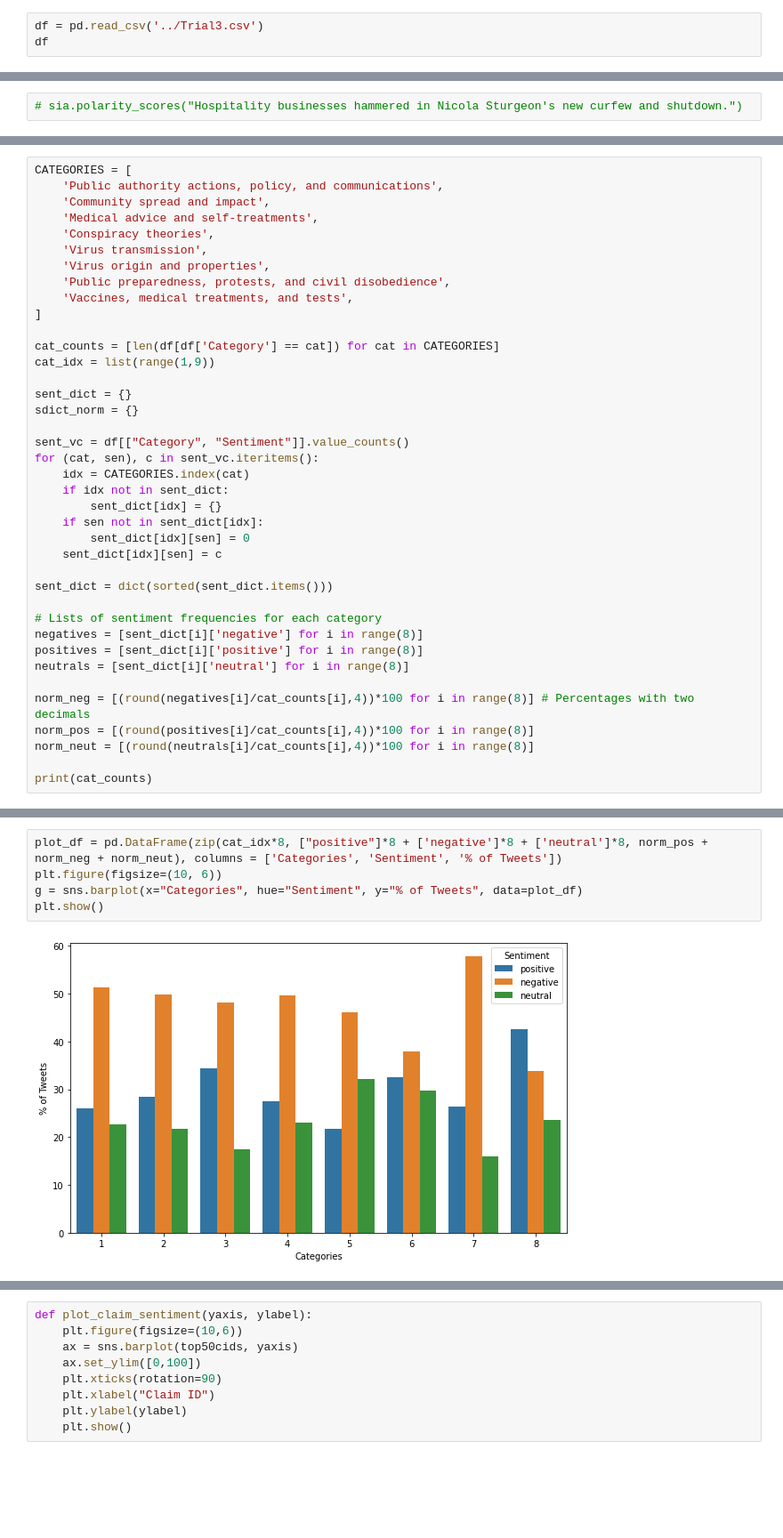
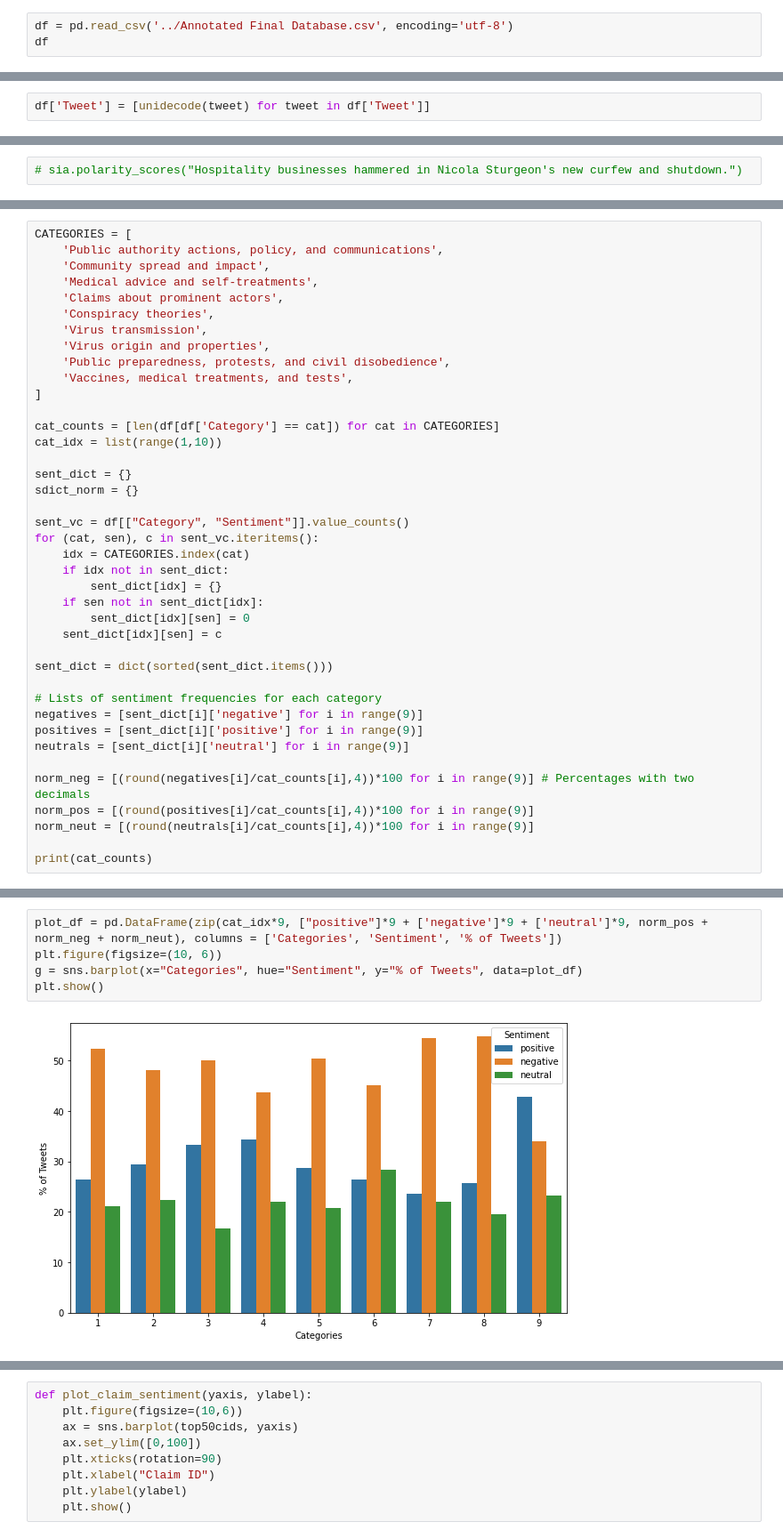
Before and after one commit to harvey-cash/covid-rumours, a Jupyter notebook: Language Analysis.ipynb, the cells around one changed output, grey strips where cells are left out. Shown at 89% size. Cells and saved outputs as stored; diff of their text form; blank space fills up the shorter version.

```diff
--- a/Language Analysis.ipynb
+++ b/Language Analysis.ipynb
@@ -8,4 +9,4 @@ from nltk.sentiment.vader import SentimentIntensityAnalyzer
 # %%
-df = pd.read_csv('../Trial3.csv')
+df = pd.read_csv('../Annotated Final Database.csv', encoding='utf-8')
 df
 # %% [output]
@@ -25,3 +26,5 @@ df
+# %%
+df['Tweet'] = [unidecode(tweet) for tweet in df['Tweet']]
 # %%
 ### BETTER SENTIMENT ANALYZER, BUT TAKES TOO LONG AND PRETRAINED ON IMDB REVIEWS, NOT AS GOOD FOR TWEETS
 # t0 = time.time()
@@ -115,6 +100,7 @@ CATEGORIES = [
     'Public authority actions, policy, and communications',
     'Community spread and impact',
     'Medical advice and self-treatments',
+    'Claims about prominent actors',
     'Conspiracy theories',
     'Virus transmission',
     'Virus origin and properties',
@@ -123,7 +109,7 @@ CATEGORIES = [
 ]
 
 cat_counts = [len(df[df['Category'] == cat]) for cat in CATEGORIES]
-cat_idx = list(range(1,9))
+cat_idx = list(range(1,10))
 
 sent_dict = {}
 sdict_norm = {}
@@ -140,13 +126,13 @@ for (cat, sen), c in sent_vc.iteritems():
 sent_dict = dict(sorted(sent_dict.items()))
 
 # Lists of sentiment frequencies for each category
-negatives = [sent_dict[i]['negative'] for i in range(8)]
-positives = [sent_dict[i]['positive'] for i in range(8)]
-neutrals = [sent_dict[i]['neutral'] for i in range(8)]
+negatives = [sent_dict[i]['negative'] for i in range(9)]
+positives = [sent_dict[i]['positive'] for i in range(9)]
+neutrals = [sent_dict[i]['neutral'] for i in range(9)]
 
-norm_neg = [(round(negatives[i]/cat_counts[i],4))*100 for i in range(8)] # Percentages with two decimals
-norm_pos = [(round(positives[i]/cat_counts[i],4))*100 for i in range(8)]
-norm_neut = [(round(neutrals[i]/cat_counts[i],4))*100 for i in range(8)]
+norm_neg = [(round(negatives[i]/cat_counts[i],4))*100 for i in range(9)] # Percentages with two decimals
+norm_pos = [(round(positives[i]/cat_counts[i],4))*100 for i in range(9)]
+norm_neut = [(round(neutrals[i]/cat_counts[i],4))*100 for i in range(9)]
 
 print(cat_counts)
 # %% [output]
@@ -181,10 +167,10 @@ plt.show()
 # %%
-plot_df = pd.DataFrame(zip(cat_idx*8, ["positive"]*8 + ['negative']*8 + ['neutral']*8, norm_pos + norm_neg + norm_neut), columns = ['Categories', 'Sentiment', '% of Tweets'])
+plot_df = pd.DataFrame(zip(cat_idx*9, ["positive"]*9 + ['negative']*9 + ['neutral']*9, norm_pos + norm_neg + norm_neut), columns = ['Categories', 'Sentiment', '% of Tweets'])
 plt.figure(figsize=(10, 6))
 g = sns.barplot(x="Categories", hue="Sentiment", y="% of Tweets", data=plot_df)
 plt.show()
 # %% [output]
-[figure, old version]
+[figure, new version]
 # %%
 top50cids = sorted(list(df['Claim ID'].unique()))
 claim_counts = [len(df[df['Claim ID'] == cid]) for cid in top50cids]
```
Also changed, not shown: parts of 20 cells of this notebook, 1 other file.
